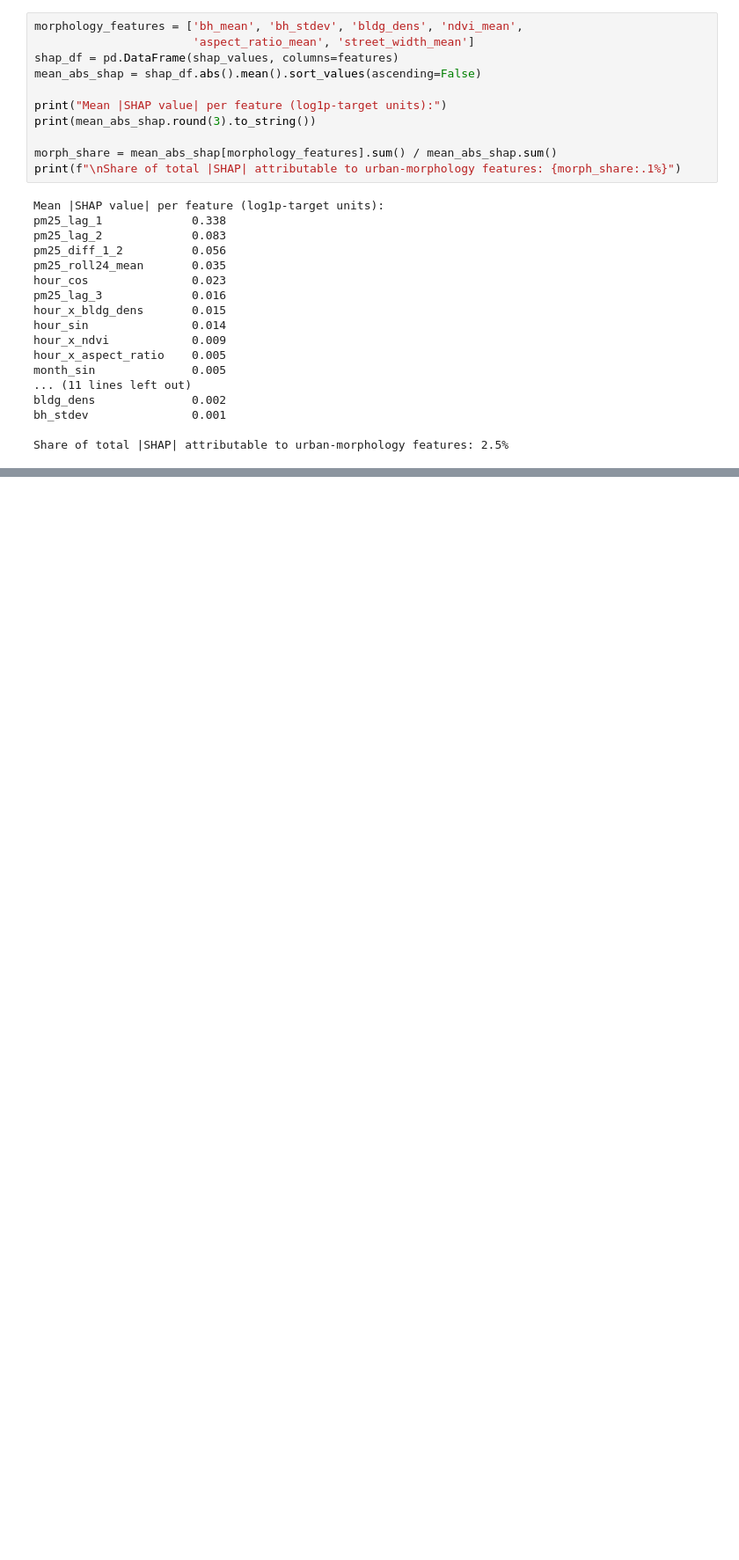
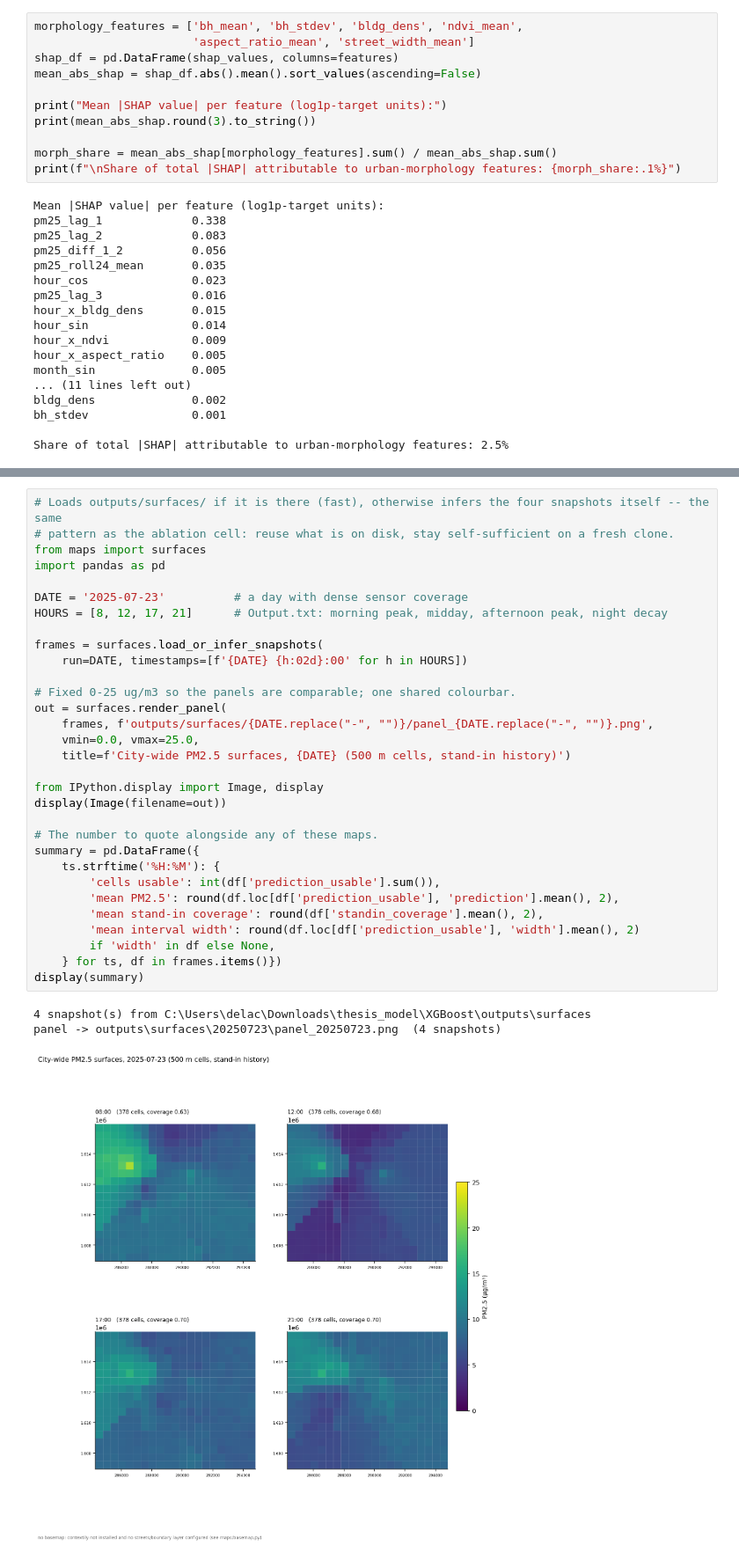
Before and after one commit to Patthethicc/urban-air, a Jupyter notebook: xgboost/xgboost_pm25_pilot.ipynb, the cells around one changed output, grey strips where cells are left out. Shown at 88% size. Cells and saved outputs as stored; diff of their text form; blank space fills up the shorter version.

```diff
--- a/xgboost/xgboost_pm25_pilot.ipynb
+++ b/xgboost/xgboost_pm25_pilot.ipynb
@@ -791,0 +810,35 @@ Share of total |SHAP| attributable to urban-morphology features: 2.5%
+# %%
+# Loads outputs/surfaces/ if it is there (fast), otherwise infers the four snapshots itself -- the same
+# pattern as the ablation cell: reuse what is on disk, stay self-sufficient on a fresh clone.
+from maps import surfaces
+import pandas as pd
+
+DATE = '2025-07-23'          # a day with dense sensor coverage
+HOURS = [8, 12, 17, 21]      # Output.txt: morning peak, midday, afternoon peak, night decay
+
+frames = surfaces.load_or_infer_snapshots(
+    run=DATE, timestamps=[f'{DATE} {h:02d}:00' for h in HOURS])
+
+# Fixed 0-25 ug/m3 so the panels are comparable; one shared colourbar.
+out = surfaces.render_panel(
+    frames, f'outputs/surfaces/{DATE.replace("-", "")}/panel_{DATE.replace("-", "")}.png',
+    vmin=0.0, vmax=25.0,
+    title=f'City-wide PM2.5 surfaces, {DATE} (500 m cells, stand-in history)')
+
+from IPython.display import Image, display
+display(Image(filename=out))
+
+# The number to quote alongside any of these maps.
+summary = pd.DataFrame({
+    ts.strftime('%H:%M'): {
+        'cells usable': int(df['prediction_usable'].sum()),
+        'mean PM2.5': round(df.loc[df['prediction_usable'], 'prediction'].mean(), 2),
+        'mean stand-in coverage': round(df['standin_coverage'].mean(), 2),
+        'mean interval width': round(df.loc[df['prediction_usable'], 'width'].mean(), 2)
+        if 'width' in df else None,
+    } for ts, df in frames.items()})
+display(summary)
+# %% [output]
+4 snapshot(s) from C:\Users\delac\Downloads\thesis_model\XGBoost\outputs\surfaces
+panel -> outputs\surfaces\20250723\panel_20250723.png  (4 snapshots)
+[figure, added]
```
Also changed, not shown: parts of 3 cells of this notebook.
